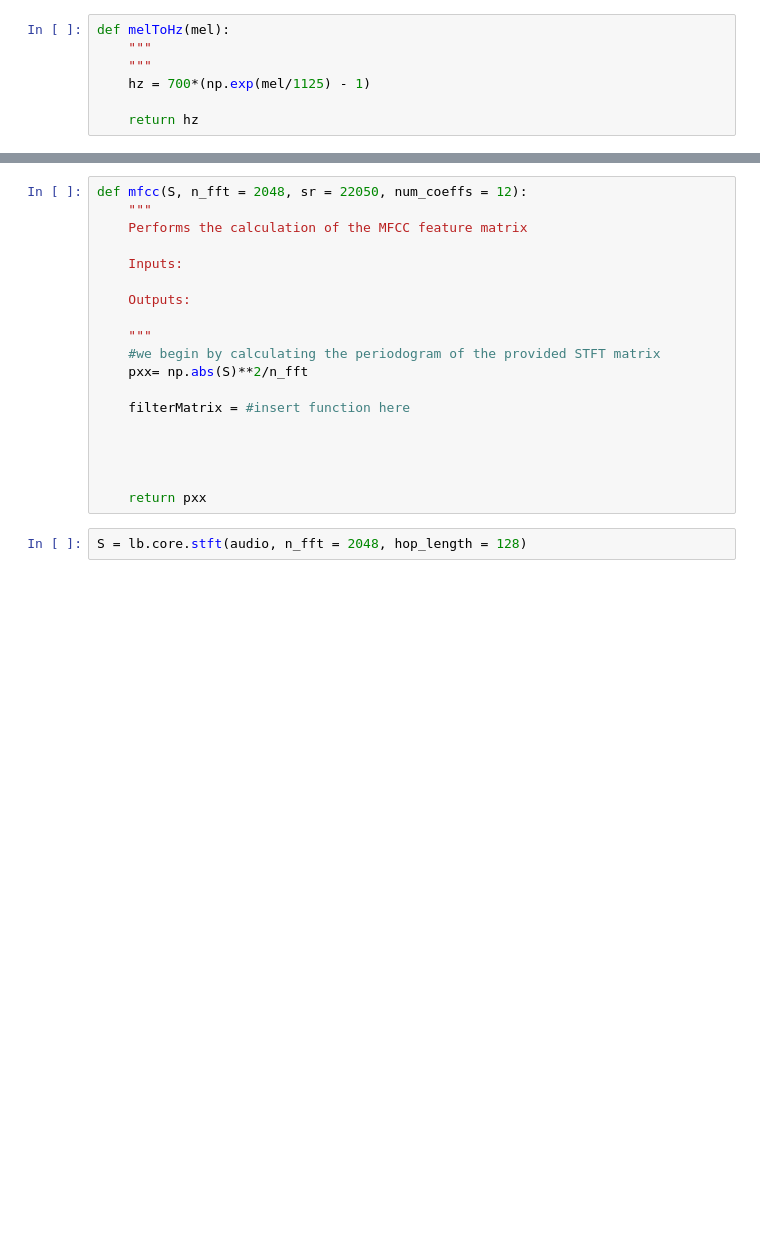
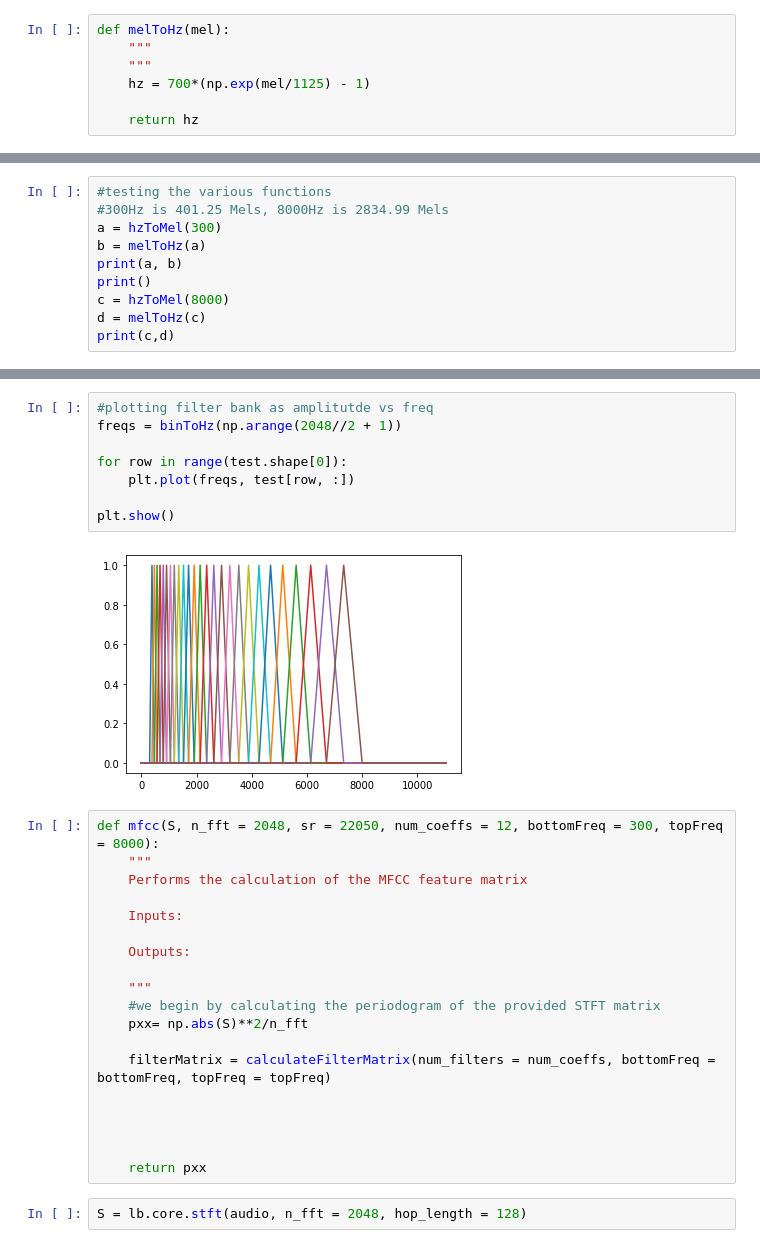
Before and after one commit to clylau/E207_final_project, a Jupyter notebook: Jimmy's Fun exploration.ipynb, the cells around one changed output, grey strips where cells are left out. Saved outputs shown, nothing was run; the diff lists cells and outputs as text; blank space fills up the shorter version.

```diff
--- a/Jimmy's Fun exploration.ipynb
+++ b/Jimmy's Fun exploration.ipynb
@@ -122,0 +118,10 @@ def calculateFilterMatrix(numFilters = 26, bottomFreq = 300, topFreq = 8000,  nf
+# %%
+#testing the various functions
+#300Hz is 401.25 Mels, 8000Hz is 2834.99 Mels
+a = hzToMel(300)
+b = melToHz(a)
+print(a, b)
+print()
+c = hzToMel(8000)
+d = melToHz(c)
+print(c,d)
@@ -123,5 +173,15 @@ def calculateFilterMatrix(numFilters = 26, bottomFreq = 300, topFreq = 8000,  nf
+# %%
+#plotting filter bank as amplitutde vs freq
+freqs = binToHz(np.arange(2048//2 + 1))
+
+for row in range(test.shape[0]):
+    plt.plot(freqs, test[row, :])
+
+plt.show()
+# %% [output]
+[figure, added]
 # %%
-def mfcc(S, n_fft = 2048, sr = 22050, num_coeffs = 12):
+def mfcc(S, n_fft = 2048, sr = 22050, num_coeffs = 12, bottomFreq = 300, topFreq = 8000):
     """
     Performs the calculation of the MFCC feature matrix
 
@@ -133,7 +193,7 @@ def mfcc(S, n_fft = 2048, sr = 22050, num_coeffs = 12):
     #we begin by calculating the periodogram of the provided STFT matrix
     pxx= np.abs(S)**2/n_fft
 
-    filterMatrix = #insert function here
+    filterMatrix = calculateFilterMatrix(num_filters = num_coeffs, bottomFreq = bottomFreq, topFreq = topFreq)
 
 
 
```
Also changed, not shown: parts of 5 cells of this notebook.
